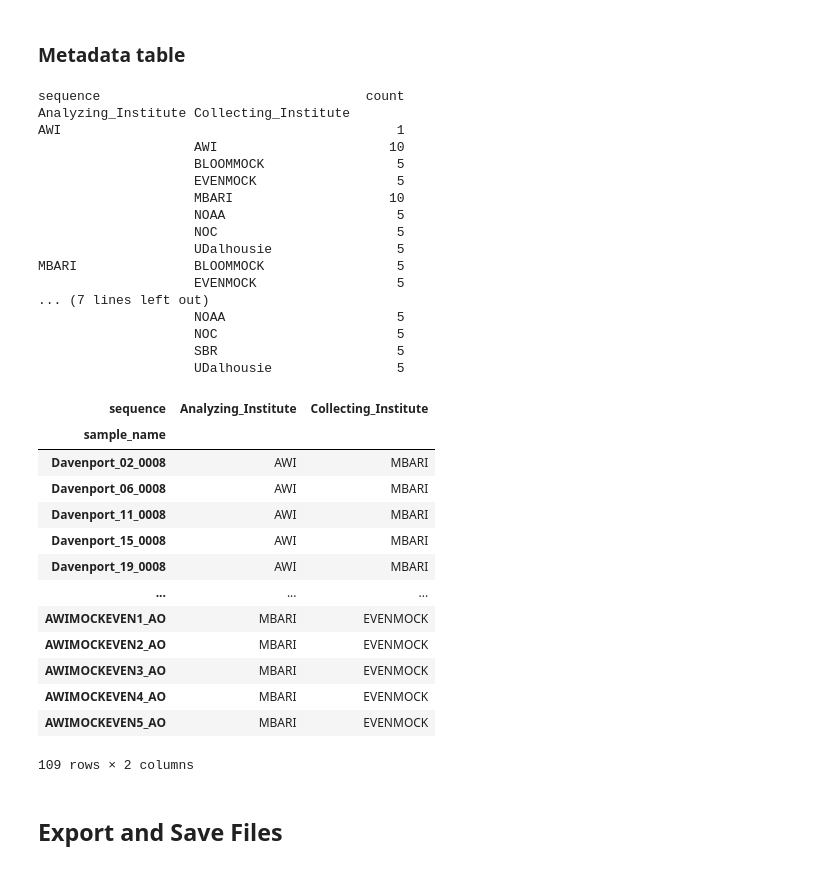
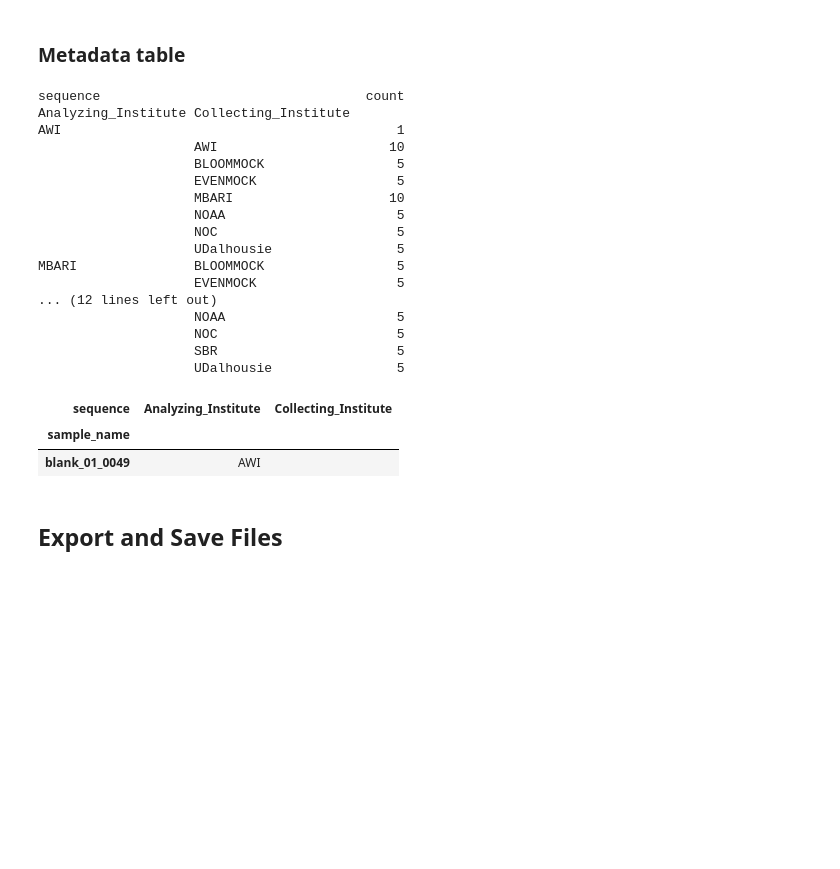
Before and after one commit to GLOMICON/intercomparison, a Jupyter notebook: Merged_Datasets/scripts/GLOMICON_data_merge.ipynb, the cells around one changed output. Saved outputs shown, nothing was run; the diff lists cells and outputs as text; code cells hidden in the pictures; blank space fills up the shorter version.

```diff
--- a/Merged_Datasets/scripts/GLOMICON_data_merge.ipynb
+++ b/Merged_Datasets/scripts/GLOMICON_data_merge.ipynb
@@ -12,0 +15,15 @@ import glob
+# %%
+# NOAA
+file = '../../NOAA/NOAA_GLOMICON_results/asv_taxa_sample_table.tsv'
+df = pd.read_csv(file, sep='\t')
+df.set_index('sequence', inplace=True)
+# expand taxonomy column ; these levels may not be correct for each ASV because some levels may be missing sporadically - will fix later
+tax_cols = ['Kingdom','Domain', 'Phylum', 'Class', 'Order', 'Family', 'Genus', 'Species']
+for i in range(len(tax_cols)):
+    df[tax_cols[i]] = df['taxonomy'].str.split(';').str[i]
+
+# for now limit to just sequence, taxonomy columns, and sample data
+df = df.drop(['featureid', 'Confidence'], axis=1)
+
+NOAA = df.copy()
+NOAA.head()
@@ -184,7 +210,7 @@ asv_all = df.copy()
 # %%
 #metadata table (just which samples belong to which partner)
 # easier to just remerge tables
-df = pd.concat([AWI, SBR, MBARI], axis=1, keys=['AWI', 'SBR', 'MBARI'])
+df = pd.concat([AWI, SBR, MBARI, NOAA], axis=1, keys=['AWI', 'SBR', 'MBARI', 'NOAA'])
 # df = df.drop(tax_cols, axis=1)
 df = df.T
 df['count'] = 1
@@ -200,59 +226,48 @@ df = df.loc[df['sample_name'].isin(tax_cols)==False]
 df['Collecting_Institute'] = ''
 
 df.loc[df['sample_name'].str.contains('Davenport|MBA|CN18S'), 'Collecting_Institute'] = 'MBARI'
-df.loc[df['sample_name'].str.contains('Framstrait'), 'Collecting_Institute'] = 'AWI'
-df.loc[df['sample_name'].str.contains('MOCKBLOOM|bloomMock|BMk'), 'Collecting_Institute'] = 'BLOOMMOCK'
-df.loc[df['sample_name'].str.contains('MOCKEVEN|evenMock|EMk'), 'Collecting_Institute'] = 'EVENMOCK'
+df.loc[df['sample_name'].str.contains('Framstrait|AWI'), 'Collecting_Institute'] = 'AWI'
+df.loc[df['sample_name'].str.contains('MOCKBLOOM|bloomMock|BMk|BloomMock'), 'Collecting_Institute'] = 'BLOOMMOCK'
+df.loc[df['sample_name'].str.contains('MOCKEVEN|evenMock|EMk|EvenMock'), 'Collecting_Institute'] = 'EVENMOCK'
 df.loc[df['sample_name'].str.contains('Bedford|DAL|UDalhousie'), 'Collecting_Institute'] = 'UDalhousie'
 df.loc[df['sample_name'].str.contains('LaJolla|NOAA'), 'Collecting_Institute'] = 'NOAA'
 df.loc[df['sample_name'].str.contains('Plymouth|NOC'), 'Collecting_Institute'] = 'NOC'
-df.loc[df['sample_name'].str.contains('ROS'), 'Collecting_Institute'] = 'SBR'
+df.loc[df['sample_name'].str.contains('ROS|Roscoff'), 'Collecting_Institute'] = 'SBR'
 df.loc[df['sample_name'].str.contains('SOC'), 'Collecting_Institute'] = 'NOC'   # Should be NOC but double check.
 
 df.set_index('sample_name', inplace=True)
 
 #look at total number of samples:
 print(df.groupby(['Analyzing_Institute', 'Collecting_Institute']).sum(numeric_only=True))
 
 df = df.drop('count', axis=1)
 
 #metadata table:
 meta_all = df[['Analyzing_Institute','Collecting_Institute']].copy()
 
-
-meta_all
+df = df.loc[df['Collecting_Institute']=='']
+df
 # %% [output]
 sequence                                  count
 Analyzing_Institute Collecting_Institute
 AWI                                           1
                     AWI                      10
                     BLOOMMOCK                 5
                     EVENMOCK                  5
                     MBARI                    10
                     NOAA                      5
                     NOC                       5
                     UDalhousie                5
 MBARI               BLOOMMOCK                 5
                     EVENMOCK                  5
-... (7 lines left out)
+... (12 lines left out)
                     NOAA                      5
                     NOC                       5
                     SBR                       5
                     UDalhousie                5
 | sequence | Analyzing_Institute | Collecting_Institute |
 | sample_name |  |  |
-| Davenport_02_0008 | AWI | MBARI |
-| Davenport_06_0008 | AWI | MBARI |
-| Davenport_11_0008 | AWI | MBARI |
-| Davenport_15_0008 | AWI | MBARI |
-| Davenport_19_0008 | AWI | MBARI |
-| ... | ... | ... |
-| AWIMOCKEVEN1_AO | MBARI | EVENMOCK |
-| AWIMOCKEVEN2_AO | MBARI | EVENMOCK |
-| AWIMOCKEVEN3_AO | MBARI | EVENMOCK |
-| AWIMOCKEVEN4_AO | MBARI | EVENMOCK |
-| AWIMOCKEVEN5_AO | MBARI | EVENMOCK |
+| blank_01_0049 | AWI |  |
-109 rows × 2 columns
 # %% [markdown]
 ## Export and Save Files
 # %%
```
Also changed, not shown: parts of 4 cells of this notebook, 49 other files.
